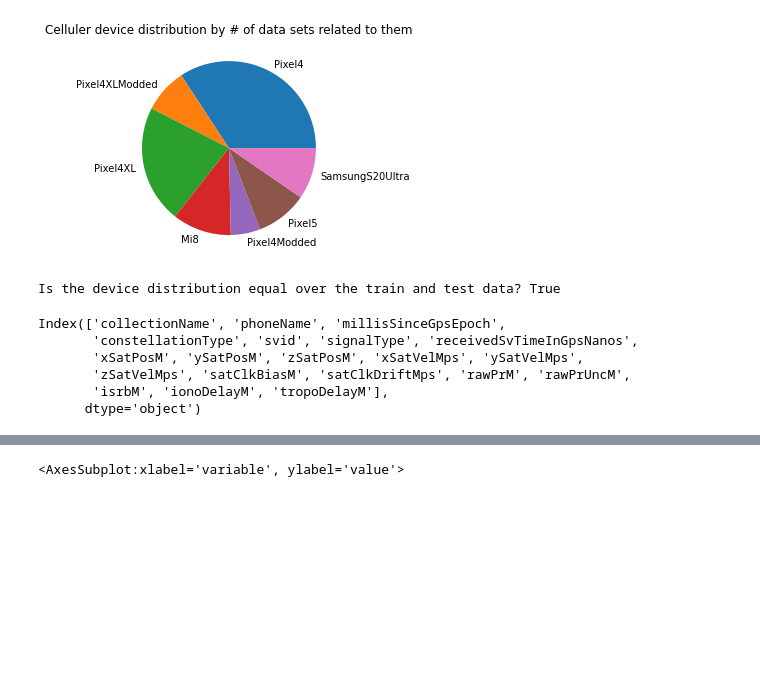
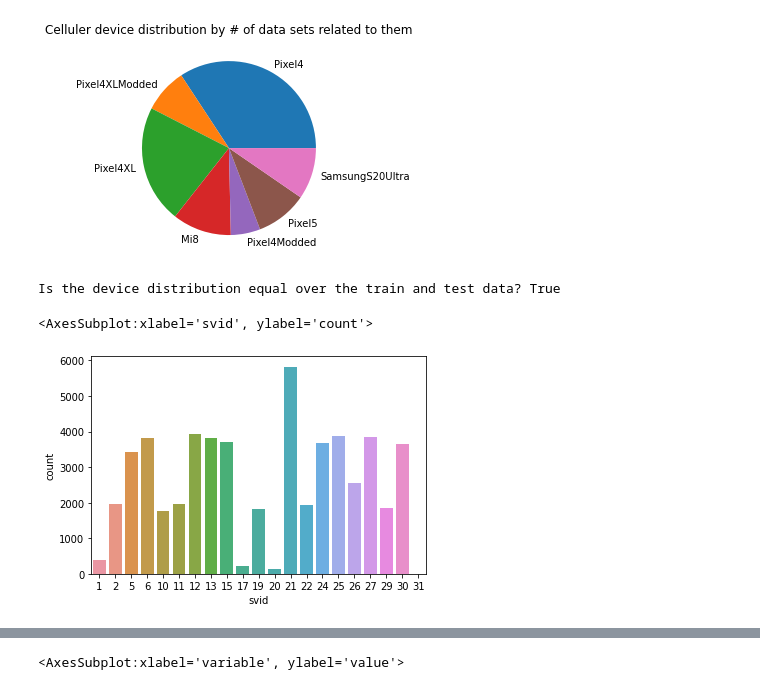
Before and after one commit to shacharhelmer/GNSS-Google, a Jupyter notebook: shachar-dev.ipynb, the cells around one changed output, grey strips where cells are left out. Saved outputs shown, nothing was run; the diff lists cells and outputs as text; code cells hidden in the pictures; blank space fills up the shorter version.

```diff
--- a/shachar-dev.ipynb
+++ b/shachar-dev.ipynb
@@ -573,13 +517,9 @@ print(f'Is the device distribution equal over the train and test data? {phone_tr
 # %% [output]
 [figure]
 Is the device distribution equal over the train and test data? True
-# %%
-d_df = pd.read_csv(derived_train_sets[0]) # read and concatenate all derived data?..
-d_df.columns
-# %% [output]
-Index(['collectionName', 'phoneName', 'millisSinceGpsEpoch',
-       'constellationType', 'svid', 'signalType', 'receivedSvTimeInGpsNanos',
-       'xSatPosM', 'ySatPosM', 'zSatPosM', 'xSatVelMps', 'ySatVelMps',
-       'zSatVelMps', 'satClkBiasM', 'satClkDriftMps', 'rawPrM', 'rawPrUncM',
-       'isrbM', 'ionoDelayM', 'tropoDelayM'],
-      dtype='object')
+# %%
+df = pd.read_csv(derived_train_sets[5])
+sns.countplot(x=df['svid'])
+# %% [output]
+<AxesSubplot:xlabel='svid', ylabel='count'>
+[figure, added]
```
Also changed, not shown: parts of 16 cells of this notebook.
